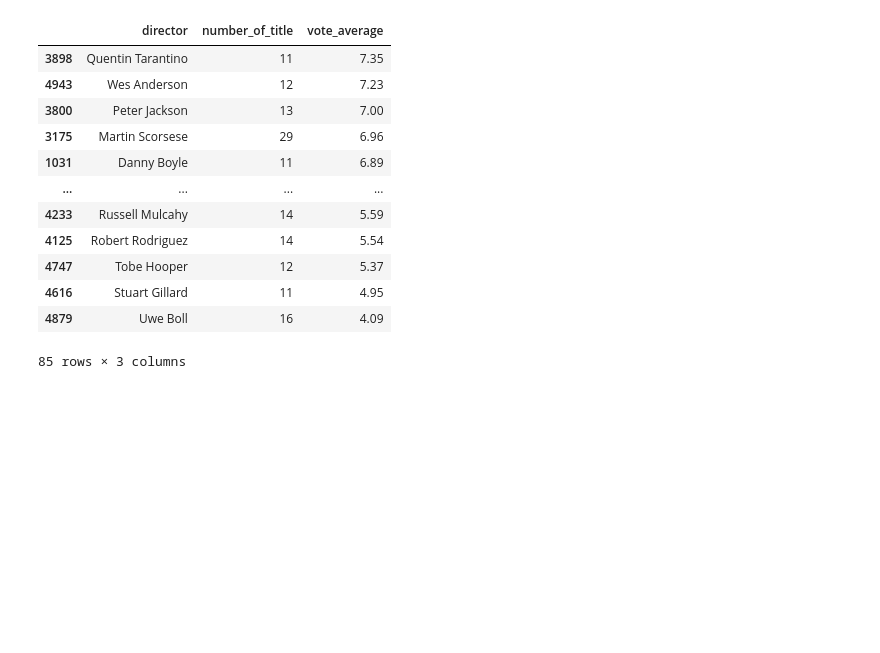
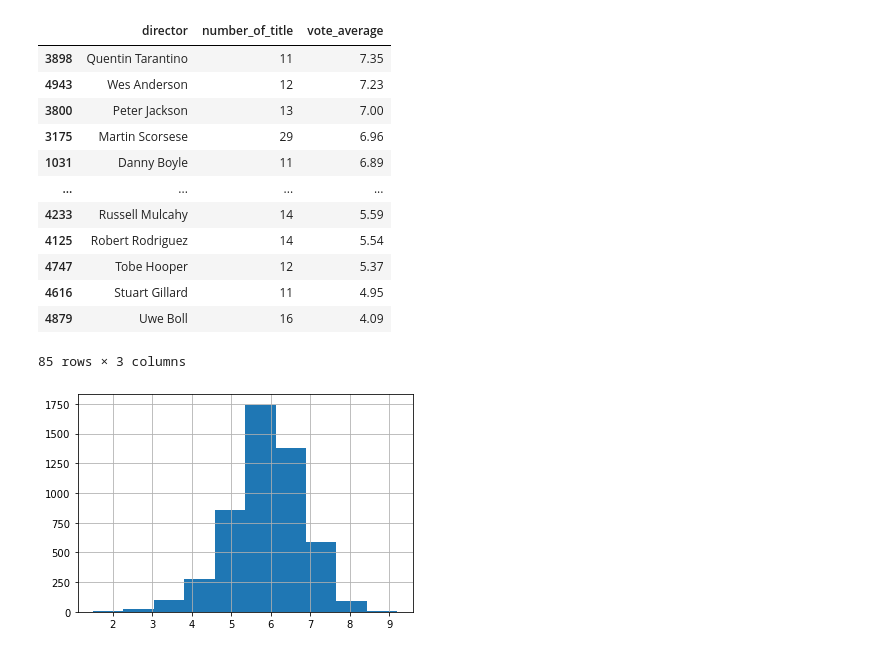
Before and after one commit to KaoriMI/Project_Investigate_a_Dataset, a Jupyter notebook: playground.ipynb, the cells around one changed output. Drawn from its saved outputs; the diff is of its cells as text; code cells hidden in the pictures; blank space fills up the shorter version.

```diff
--- a/playground.ipynb
+++ b/playground.ipynb
@@ -512,3 +538,7 @@ df_dir_clean[df_dir_clean['number_of_title'] > 10].sort_values(by = 'vote_averag
 df_cast_clean.to_csv('cast.csv', index = False)
 # %%
 df_dir_clean.to_csv('director.csv', index = False)
+# %%
+df_dir_clean['vote_average'].hist();
+# %% [output]
+[figure, added]
```
Also changed, not shown: parts of 24 cells of this notebook, 2 other files.
